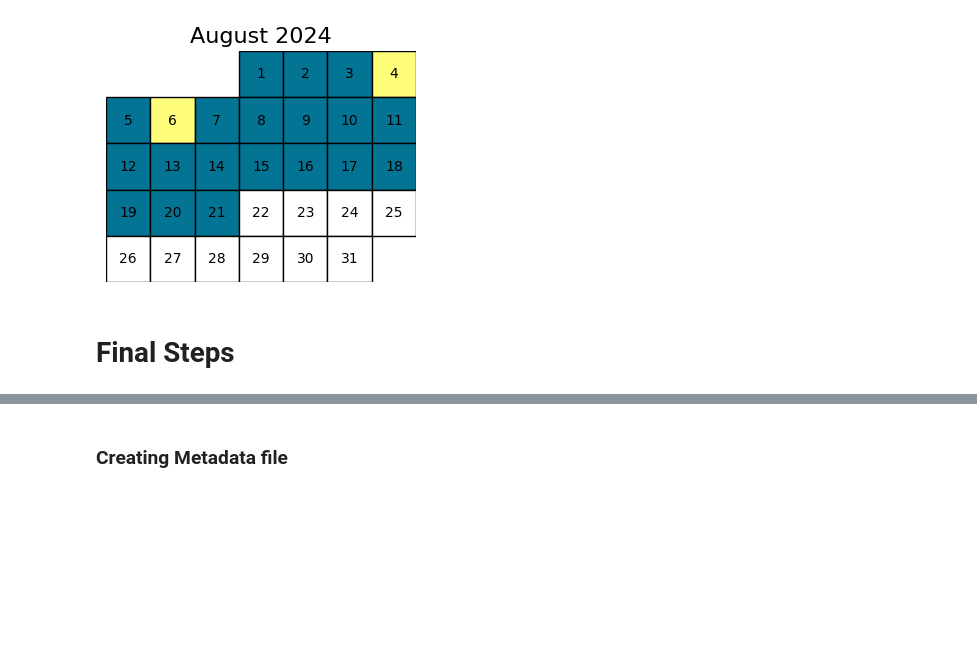
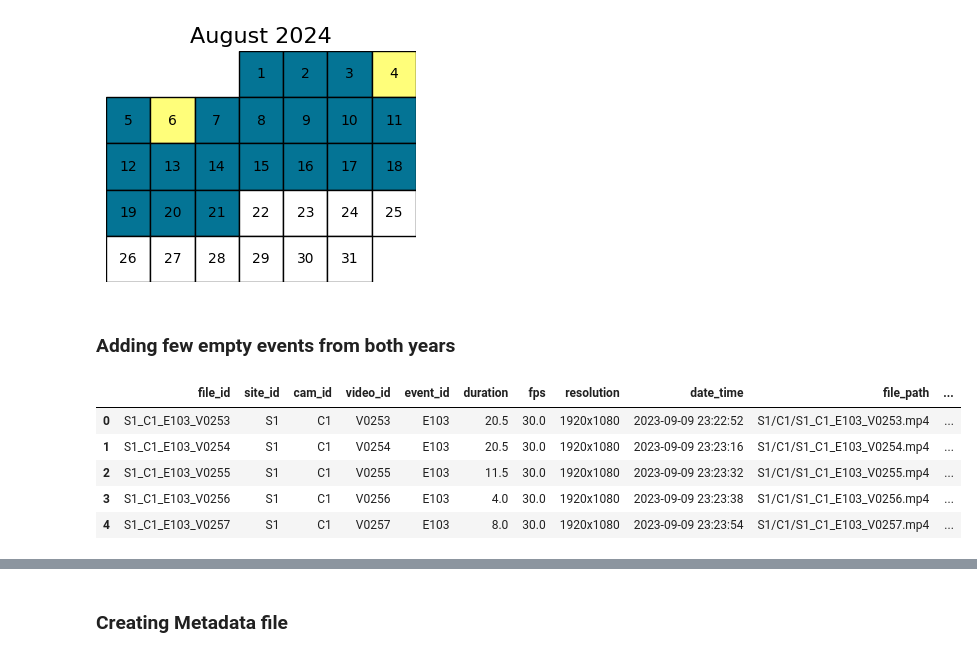
Before and after one commit to eceo-epfl/prompting-mammalps, a Jupyter notebook: benchmark/PrepareBenchmark.ipynb, the cells around one changed output, grey strips where cells are left out. Saved outputs shown, nothing was run; the diff lists cells and outputs as text; code cells hidden in the pictures; blank space fills up the shorter version.

```diff
--- a/benchmark/PrepareSplit.ipynb
+++ b/benchmark/PrepareBenchmark.ipynb
@@ -512,5 +515,5 @@ plot_calendar(train_days, test_days)
 [figure]
 [figure]
 [figure]
-# %% [markdown]
-# Final Steps
+# %% [markdown]
+### Adding few empty events from both years
@@ -516,0 +550,12 @@ plot_calendar(train_days, test_days)
+# %%
+#2023
+videos_2023_df = pd.read_csv("/media/MX500/valentin/datasets/MammAlps/v1/raw_videos_mammalps_v1.csv")
+videos_2023_df["date_time"] = pd.to_datetime(videos_2023_df["date_time"])
+videos_2023_df.head()
+# %% [output]
+|  | file_id | site_id | cam_id | video_id | event_id | duration | fps | resolution | date_time | file_path | ... |
+| 0 | S1_C1_E103_V0253 | S1 | C1 | V0253 | E103 | 20.5 | 30.0 | 1920x1080 | 2023-09-09 23:22:52 | S1/C1/S1_C1_E103_V0253.mp4 | ... |
+| 1 | S1_C1_E103_V0254 | S1 | C1 | V0254 | E103 | 20.5 | 30.0 | 1920x1080 | 2023-09-09 23:23:16 | S1/C1/S1_C1_E103_V0254.mp4 | ... |
+| 2 | S1_C1_E103_V0255 | S1 | C1 | V0255 | E103 | 11.5 | 30.0 | 1920x1080 | 2023-09-09 23:23:32 | S1/C1/S1_C1_E103_V0255.mp4 | ... |
+| 3 | S1_C1_E103_V0256 | S1 | C1 | V0256 | E103 | 4.0 | 30.0 | 1920x1080 | 2023-09-09 23:23:38 | S1/C1/S1_C1_E103_V0256.mp4 | ... |
+| 4 | S1_C1_E103_V0257 | S1 | C1 | V0257 | E103 | 8.0 | 30.0 | 1920x1080 | 2023-09-09 23:23:54 | S1/C1/S1_C1_E103_V0257.mp4 | ... |
```
Also changed, not shown: parts of 28 cells of this notebook, 2 other files.
